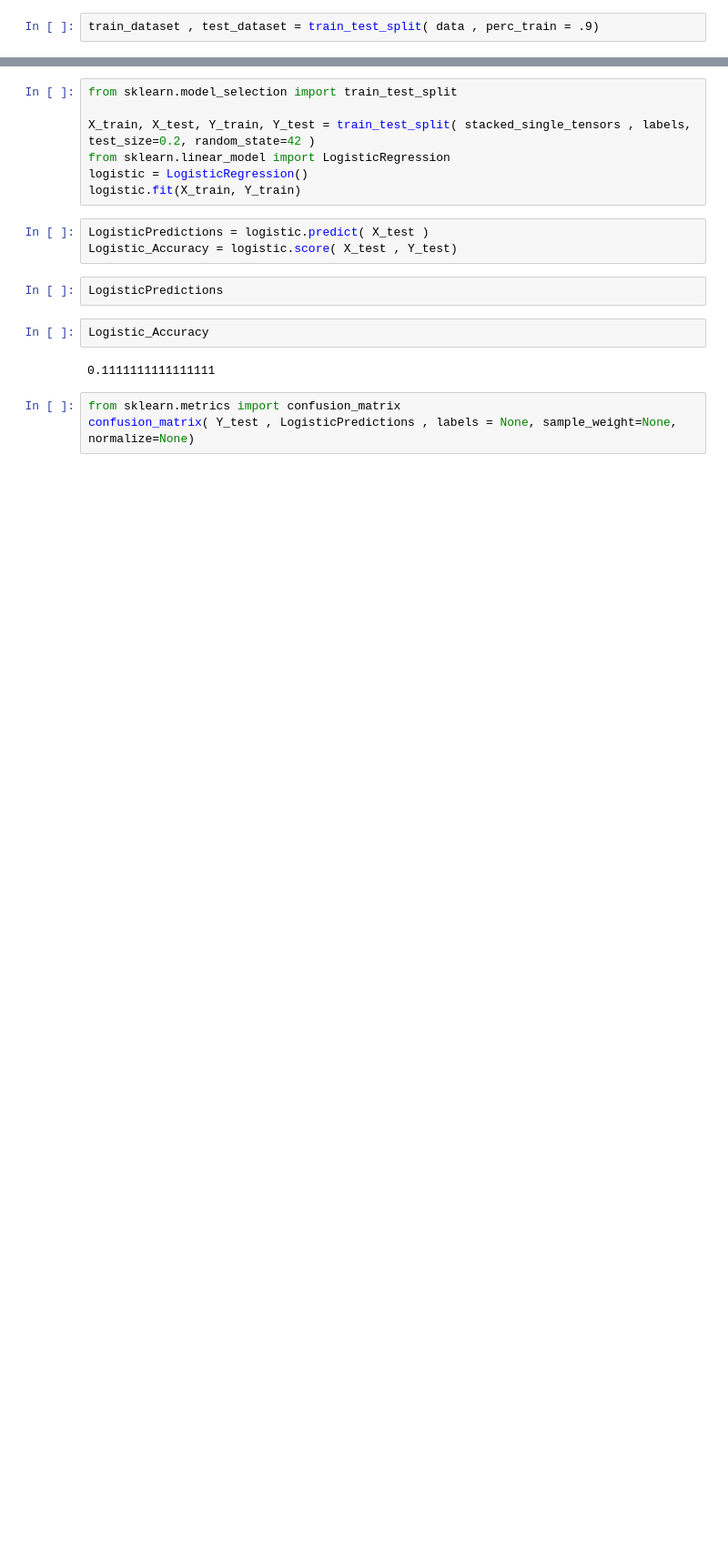
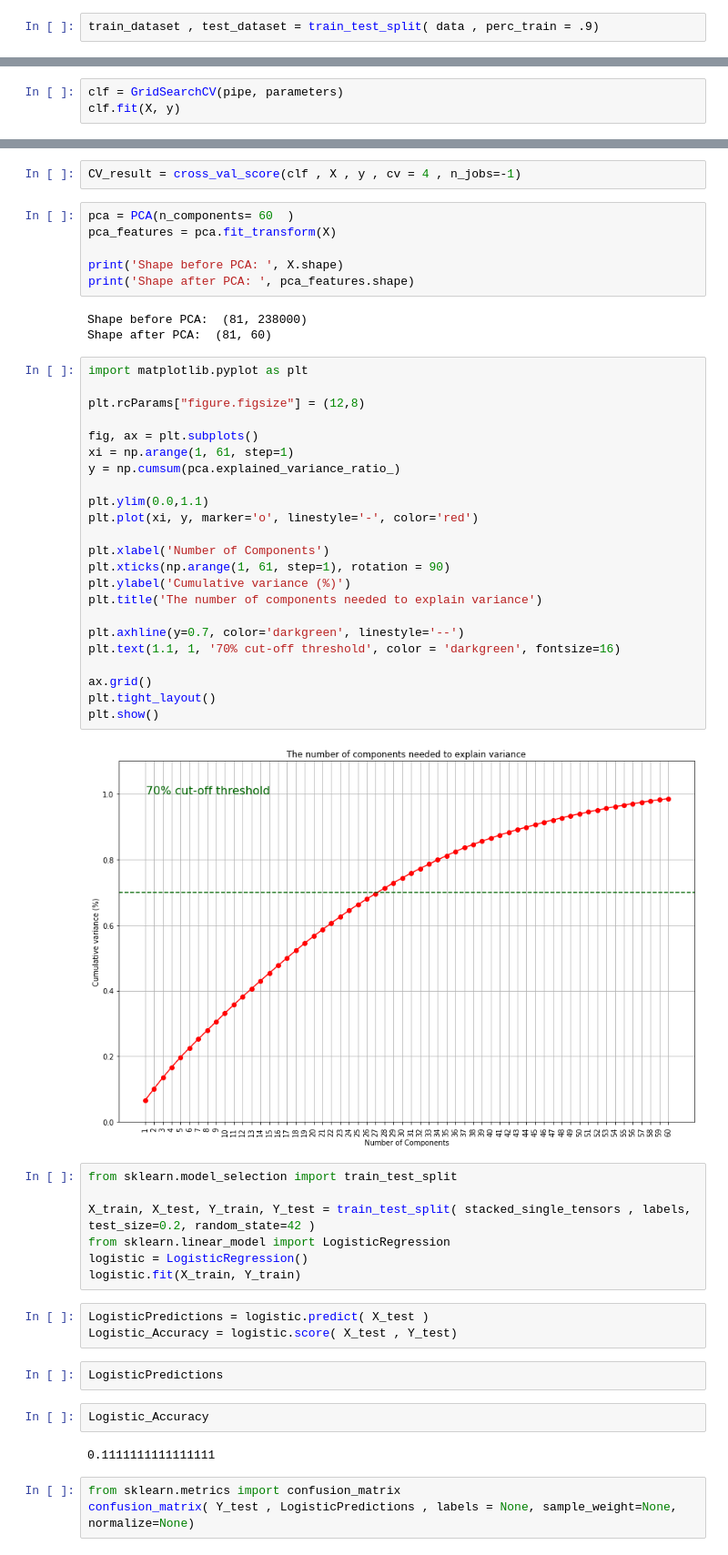
Before and after one commit to simonefacchiano/logistic_regression_gennus, a Jupyter notebook: logistic_regression.ipynb, the cells around one changed output, grey strips where cells are left out. Shown: that part at 91% size. Saved outputs shown, nothing was run; the diff lists cells and outputs as text; blank space fills up the shorter version.

```diff
--- a/logistic_regression.ipynb
+++ b/logistic_regression.ipynb
@@ -106,0 +96,3 @@ Avg accuracy : 0.24074074074074073
+# %%
+clf = GridSearchCV(pipe, parameters)
+clf.fit(X, y)
@@ -107,3 +104,39 @@ Avg accuracy : 0.24074074074074073
+# %%
+CV_result = cross_val_score(clf , X , y , cv = 4 , n_jobs=-1)
+# %%
+pca = PCA(n_components= 60  )
+pca_features = pca.fit_transform(X)
+
+print('Shape before PCA: ', X.shape)
+print('Shape after PCA: ', pca_features.shape)
+# %% [output]
+Shape before PCA:  (81, 238000)
+Shape after PCA:  (81, 60)
+# %%
+import matplotlib.pyplot as plt
+
+plt.rcParams["figure.figsize"] = (12,8)
+
+fig, ax = plt.subplots()
+xi = np.arange(1, 61, step=1)
+y = np.cumsum(pca.explained_variance_ratio_)
+
+plt.ylim(0.0,1.1)
+plt.plot(xi, y, marker='o', linestyle='-', color='red')
+
+plt.xlabel('Number of Components')
+plt.xticks(np.arange(1, 61, step=1), rotation = 90)
+plt.ylabel('Cumulative variance (%)')
+plt.title('The number of components needed to explain variance')
+
+plt.axhline(y=0.7, color='darkgreen', linestyle='--')
+plt.text(1.1, 1, '70% cut-off threshold', color = 'darkgreen', fontsize=16)
+
+ax.grid()
+plt.tight_layout()
+plt.show()
+# %% [output]
+[figure, added]
 # %%
 from sklearn.model_selection import train_test_split
 
```
Also changed, not shown: parts of 9 cells of this notebook, 1 other file.
